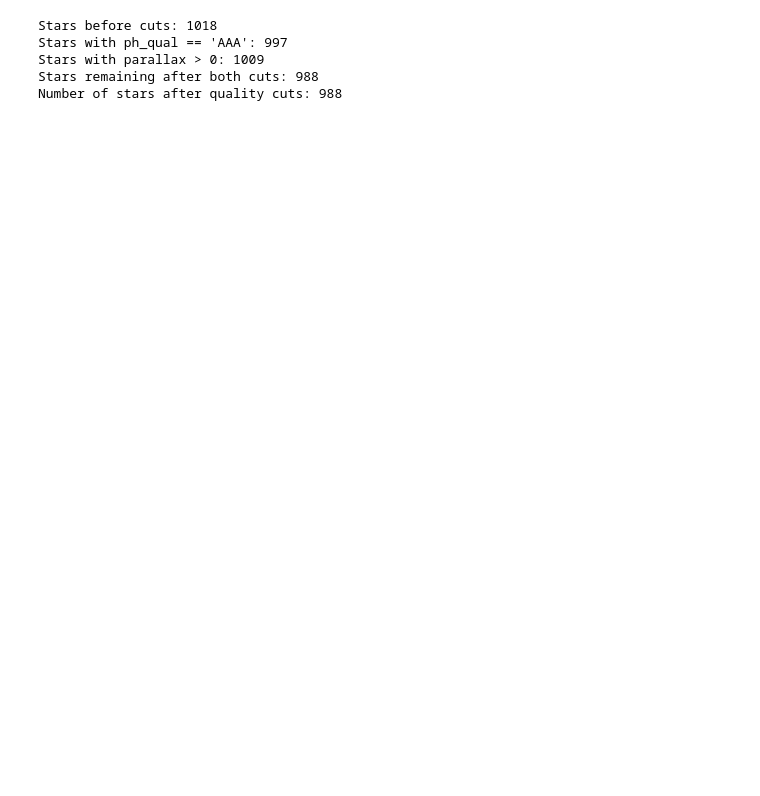
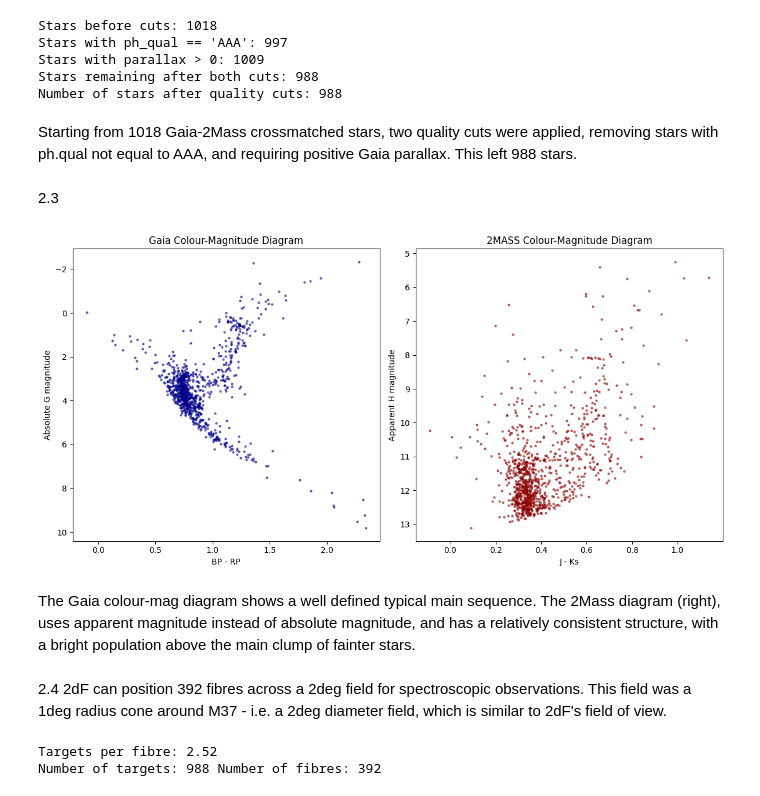
Before and after one commit to araon-01/astrocompassignment2, a Jupyter notebook: Question2/Question2.ipynb, the cells around one changed output. Cells and saved outputs as stored; diff of their text form; code cells hidden in the pictures; blank space fills up the shorter version.

```diff
--- a/Question2/Question2.ipynb
+++ b/Question2/Question2.ipynb
@@ -94,3 +97,54 @@ Stars with ph_qual == 'AAA': 997
 Stars with parallax > 0: 1009
 Stars remaining after both cuts: 988
 Number of stars after quality cuts: 988
+# %% [markdown]
+Starting from 1018 Gaia-2Mass crossmatched stars, two quality cuts were applied, removing stars with ph.qual not equal to AAA, and requiring positive Gaia parallax. This left 988 stars.
+# %% [markdown]
+2.3
+# %%
+#Compute absolute G magnitude
+
+distance_pc = 1000 / clean['parallax']
+abs_g_mag = clean['phot_g_mean_mag'] - 5 * np.log10(distance_pc) + 5
+
+
+#Compute J-K colour
+j_minus_ks = clean['j_m'] - clean['ks_m']
+
+#plot figure
+fig, (ax1, ax2) = plt.subplots(1, 2, figsize=(12, 6))
+
+#a) colour-magnitude diagram from Gaia data
+ax1.scatter(clean['bp_rp'], abs_g_mag, s=5, alpha=0.5, color='darkblue')
+ax1.set_xlabel('BP - RP')
+ax1.set_ylabel('Absolute G magnitude')
+ax1.invert_yaxis()   # brighter stars (smaller magnitude)  appear higher
+ax1.set_title('Gaia Colour-Magnitude Diagram')
+
+#b) colour-magnitude diagram from 2MASS data
+ax2.scatter(j_minus_ks, clean['h_m'], s=5, alpha=0.5, color='darkred')
+ax2.set_xlabel('J - Ks')
+ax2.set_ylabel('Apparent H magnitude')
+ax2.invert_yaxis()
+ax2.set_title('2MASS Colour-Magnitude Diagram')
+
+plt.tight_layout()
+plt.savefig("figures/2_3_colour_mag.png", dpi=300)
+plt.show()
+# %% [output]
+[figure, added]
+# %% [markdown]
+The Gaia colour-mag diagram shows a well defined typical main sequence. The 2Mass diagram (right), uses apparent magnitude instead of absolute magnitude, and has a relatively consistent structure, with a bright population above the main clump of fainter stars.
+# %% [markdown]
+2.4
+2dF can position 392 fibres across a 2deg field for spectroscopic observations. This field was a 1deg radius cone around M37 - i.e. a 2deg diameter field, which is similar to 2dF's field of view.
+# %%
+n_fibres = 392
+n_targets = len(clean)
+
+ratio = n_targets / n_fibres
+print(f"Targets per fibre: {ratio:.2f}")
+print (f"Number of targets: {n_targets}", f"Number of fibres: {n_fibres}")
+# %% [output]
+Targets per fibre: 2.52
+Number of targets: 988 Number of fibres: 392
```
Also changed, not shown: parts of 3 cells of this notebook, 1 other file.
